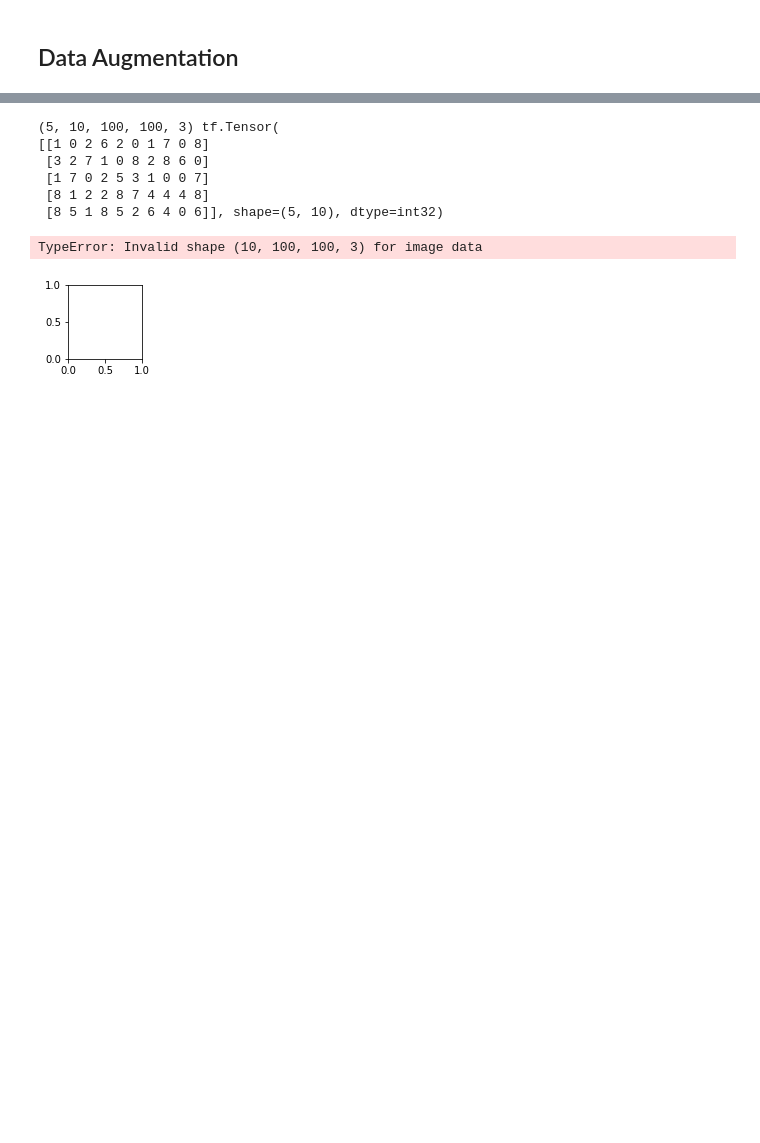
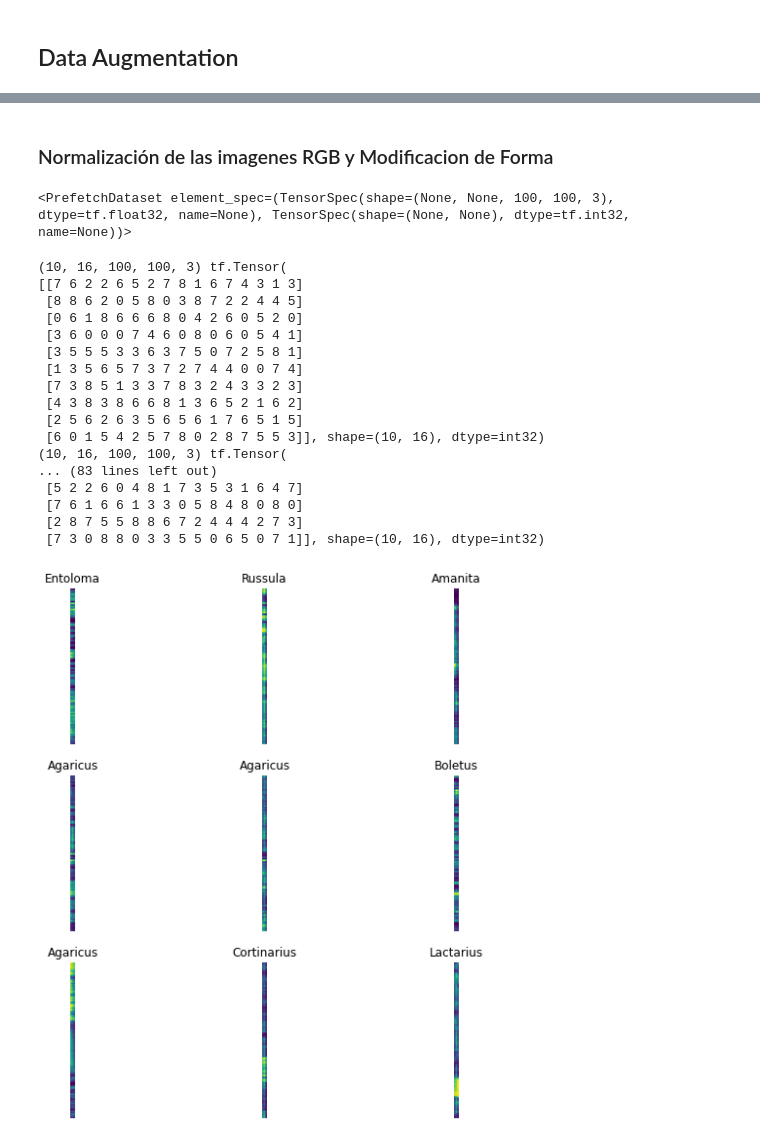
Before and after one commit to 2Nisavi2/Talleres_DL_UELBosque, a Jupyter notebook: Markdown/Neu_Net_Mush.ipynb, the cells around one changed output, grey strips where cells are left out. Saved outputs shown, nothing was run; the diff lists cells and outputs as text; code cells hidden in the pictures; blank space fills up the shorter version.

```diff
--- a/Markdown/Neu_Net_Mush.ipynb
+++ b/Markdown/Neu_Net_Mush.ipynb
@@ -115,9 +115,11 @@ Ya teniendo particionada la data, pasamos al proceso de aumento en donde haremos
 # %%
+batch = 5
+
 def normalize_img(image,label ):
   return tf.cast(image, tf.float32) / 255., tf.one_hot(label,depth=10)
 
 
-def data_load(data_ds,augmented=normalize_img,shuffle_=True ,batch_=5):
+def data_load(data_ds,augmented=normalize_img,shuffle_=True ,batch_=batch):
     data_ds = data_ds.map(
         augmented, num_parallel_calls=tf.data.AUTOTUNE)
     data_ds = data_ds.cache()
@@ -130,14 +132,15 @@ def data_load(data_ds,augmented=normalize_img,shuffle_=True ,batch_=5):
 data_train = data_load(train_set)
 data_test = data_load(val_set,shuffle_=False)
 # %%
-plt.figure(figsize=(3, 3))
+plt.figure(figsize=(10, 10))
+
 i=0
-for ds,lb in data_train.take(4):
+for ds,lb in data_train.take(9):
     print(ds.shape,lb)
-    ax = plt.subplot(2, 2, i + 1)
-    plt.imshow(np.squeeze(ds[0].numpy()))
+    ax = plt.subplot(3, 3, i+1)
+    plt.imshow(np.squeeze(ds[0][i].numpy()))
     index = tf.argmax(lb, axis=1)
-    plt.title('{}'.format(index[0].numpy()))
+    plt.title(class_names[labels[i]])
     plt.axis("off")
     i+=1
 # %% [output]
@@ -172,19 +169,55 @@ data_test = data_load(val_set,augmented=augment_data,shuffle_=False)
+# %% [markdown]
+### Normalización de las imagenes RGB y Modificacion de Forma
+# %%
+def aug_data(image,label ):
+    image = tf.image.per_image_standardization(image)
+    image = tf.image.random_flip_left_right(image)
+    image = tf.image.random_flip_up_down(image)
+    image = tf.image.rot90(image)
+    return image, label
+
+def data_load(data_ds,augmented=aug_data,shuffle_=True,batch_=10):
+    data_ds = data_ds.map(
+        augmented, num_parallel_calls=tf.data.AUTOTUNE)
+    data_ds = data_ds.cache()
+    if shuffle_:
+        data_ds = data_ds.shuffle(len(data_ds))
+    data_ds = data_ds.batch(batch_)
+    data_ds = data_ds.prefetch(tf.data.AUTOTUNE)
+    return data_ds
+
+data_train = data_load(train_set)
+data_test = data_load(val_set,shuffle_=False)
+# %%
+data_train
+# %% [output]
+<PrefetchDataset element_spec=(TensorSpec(shape=(None, None, 100, 100, 3), dtype=tf.float32, name=None), TensorSpec(shape=(None, None), dtype=tf.int32, name=None))>
 # %%
-plt.figure(figsize=(3, 3))
+plt.figure(figsize=(10, 10))
 i=0
-for ds,lb in data_train.take(4):
+for ds,lb in data_train.take(9):
     print(ds.shape,lb)
-    ax = plt.subplot(2, 2, i + 1)
-    plt.imshow(np.squeeze(ds[0].numpy()))
-    plt.title('{}'.format(lb[0].numpy()))
+    ax = plt.subplot(3, 3, i + 1)
+    plt.imshow(np.squeeze(ds[0][i].numpy()))
+    plt.title(class_names[labels[i]])
     plt.axis("off")
     i+=1
 # %% [output]
-(5, 10, 100, 100, 3) tf.Tensor(
-[[1 0 2 6 2 0 1 7 0 8]
- [3 2 7 1 0 8 2 8 6 0]
- [1 7 0 2 5 3 1 0 0 7]
- [8 1 2 2 8 7 4 4 4 8]
- [8 5 1 8 5 2 6 4 0 6]], shape=(5, 10), dtype=int32)
+(10, 16, 100, 100, 3) tf.Tensor(
+[[7 6 2 2 6 5 2 7 8 1 6 7 4 3 1 3]
+ [8 8 6 2 0 5 8 0 3 8 7 2 2 4 4 5]
+ [0 6 1 8 6 6 6 8 0 4 2 6 0 5 2 0]
+ [3 6 0 0 0 7 4 6 0 8 0 6 0 5 4 1]
+ [3 5 5 5 3 3 6 3 7 5 0 7 2 5 8 1]
+ [1 3 5 6 5 7 3 7 2 7 4 4 0 0 7 4]
+ [7 3 8 5 1 3 3 7 8 3 2 4 3 3 2 3]
+ [4 3 8 3 8 6 6 8 1 3 6 5 2 1 6 2]
+ [2 5 6 2 6 3 5 6 5 6 1 7 6 5 1 5]
+ [6 0 1 5 4 2 5 7 8 0 2 8 7 5 5 3]], shape=(10, 16), dtype=int32)
+(10, 16, 100, 100, 3) tf.Tensor(
+... (83 lines left out)
+ [5 2 2 6 0 4 8 1 7 3 5 3 1 6 4 7]
+ [7 6 1 6 6 1 3 3 0 5 8 4 8 0 8 0]
+ [2 8 7 5 5 8 8 6 7 2 4 4 4 2 7 3]
+ [7 3 0 8 8 0 3 3 5 5 0 6 5 0 7 1]], shape=(10, 16), dtype=int32)
-TypeError: Invalid shape (10, 100, 100, 3) for image data
-[figure, old version]
+[figure, new version]
```
Also changed, not shown: parts of 10 cells of this notebook, 10 other files.
